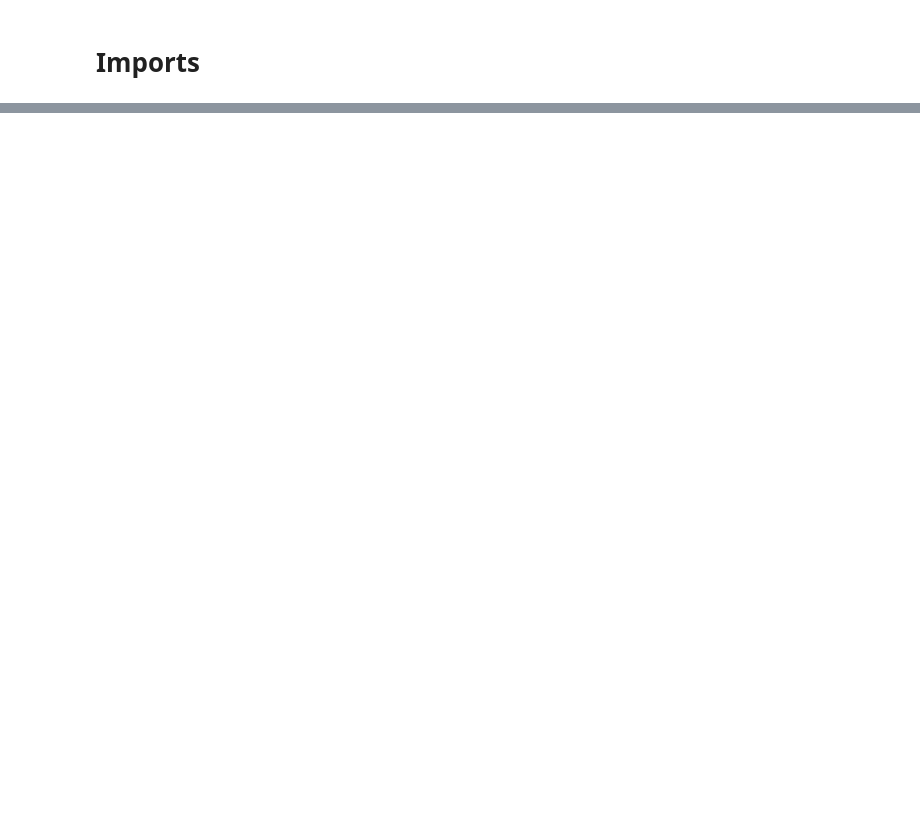
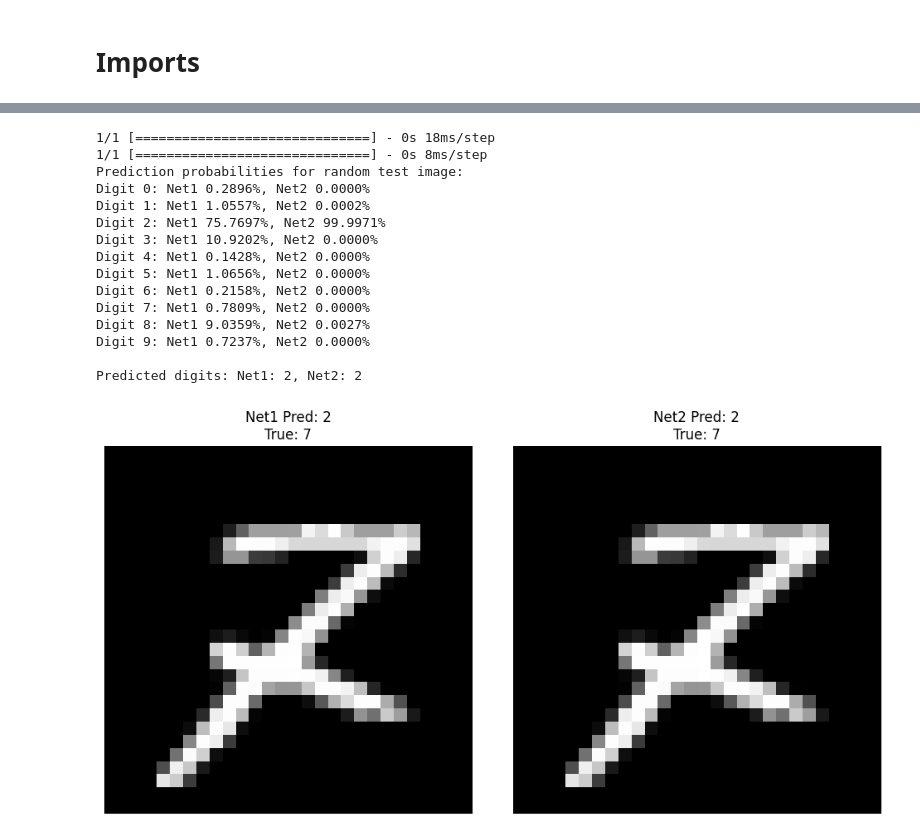
Before and after one commit to svehla-lukas/Kaggle_workShop, a Jupyter notebook: mnist/dev_model.ipynb, the cells around one changed output, grey strips where cells are left out. Drawn from its saved outputs; the diff is of its cells as text; code cells hidden in the pictures; blank space fills up the shorter version.

```diff
--- a/mnist/dev_model.ipynb
+++ b/mnist/dev_model.ipynb
@@ -61,0 +341,54 @@ history = network.fit(
+# %%
+# Get random sample from test set
+random_idx = np.random.randint(0, len(x_test))
+random_sample = x_test_flat[random_idx : random_idx + 1]
+
+# Get predictions from both networks
+predictions_1 = network_1.predict(random_sample)
+predictions_2 = network_cnn.predict(random_sample)
+
+print("Prediction probabilities for random test image:")
+print(f"Digit 0: Net1 {predictions_1[0][0]:.4%}, Net2 {predictions_2[0][0]:.4%}")
+print(f"Digit 1: Net1 {predictions_1[0][1]:.4%}, Net2 {predictions_2[0][1]:.4%}")
+print(f"Digit 2: Net1 {predictions_1[0][2]:.4%}, Net2 {predictions_2[0][2]:.4%}")
+print(f"Digit 3: Net1 {predictions_1[0][3]:.4%}, Net2 {predictions_2[0][3]:.4%}")
+print(f"Digit 4: Net1 {predictions_1[0][4]:.4%}, Net2 {predictions_2[0][4]:.4%}")
+print(f"Digit 5: Net1 {predictions_1[0][5]:.4%}, Net2 {predictions_2[0][5]:.4%}")
+print(f"Digit 6: Net1 {predictions_1[0][6]:.4%}, Net2 {predictions_2[0][6]:.4%}")
+print(f"Digit 7: Net1 {predictions_1[0][7]:.4%}, Net2 {predictions_2[0][7]:.4%}")
+print(f"Digit 8: Net1 {predictions_1[0][8]:.4%}, Net2 {predictions_2[0][8]:.4%}")
+print(f"Digit 9: Net1 {predictions_1[0][9]:.4%}, Net2 {predictions_2[0][9]:.4%}")
+print(
+    f"\nPredicted digits: Net1: {np.argmax(predictions_1[0])}, Net2: {np.argmax(predictions_2[0])}"
+)
+
+plt.figure(figsize=(10, 5))
+plt.subplot(1, 2, 1)
+plt.imshow(x_test[random_idx].reshape(28, 28), cmap="gray")
+plt.title(f"Net1 Pred: {predicted_classes_1[random_idx]}\nTrue: {y_test[random_idx]}")
+plt.axis("off")
+
+plt.subplot(1, 2, 2)
+plt.imshow(x_test[random_idx].reshape(28, 28), cmap="gray")
+plt.title(f"Net2 Pred: {predicted_classes_2[random_idx]}\nTrue: {y_test[random_idx]}")
+plt.axis("off")
+
+plt.tight_layout()
+plt.show()
+# %% [output]
+1/1 [==============================] - 0s 18ms/step
+1/1 [==============================] - 0s 8ms/step
+Prediction probabilities for random test image:
+Digit 0: Net1 0.2896%, Net2 0.0000%
+Digit 1: Net1 1.0557%, Net2 0.0002%
+Digit 2: Net1 75.7697%, Net2 99.9971%
+Digit 3: Net1 10.9202%, Net2 0.0000%
+Digit 4: Net1 0.1428%, Net2 0.0000%
+Digit 5: Net1 1.0656%, Net2 0.0000%
+Digit 6: Net1 0.2158%, Net2 0.0000%
+Digit 7: Net1 0.7809%, Net2 0.0000%
+Digit 8: Net1 9.0359%, Net2 0.0027%
+Digit 9: Net1 0.7237%, Net2 0.0000%
+
+Predicted digits: Net1: 2, Net2: 2
+[figure, added]
```
Also changed, not shown: parts of 10 cells of this notebook.
